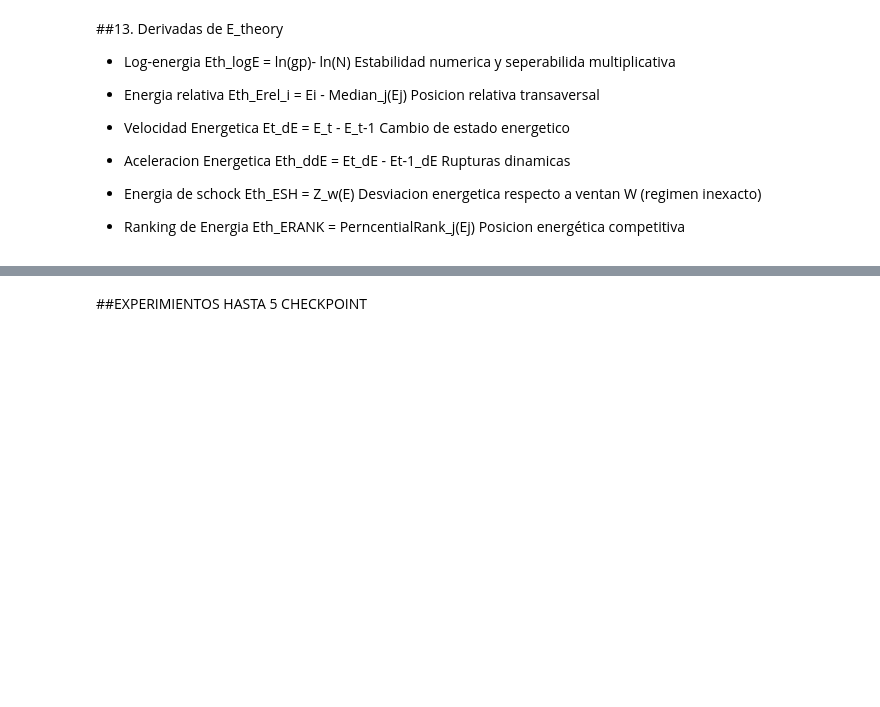
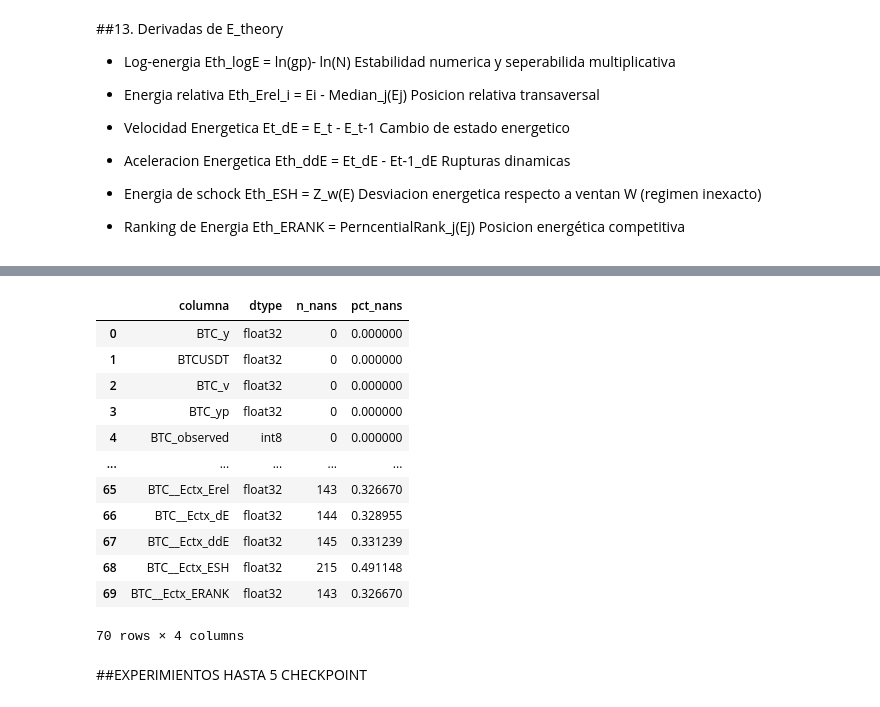
Before and after one commit to Miguithub/NPP_Cripto_5min, a Jupyter notebook: ID(Ingenieria de Datos)11/2024-01/2026.ipynb, the cells around one changed output, grey strips where cells are left out. Saved outputs shown, nothing was run; the diff lists cells and outputs as text; code cells hidden in the pictures; blank space fills up the shorter version.

Commit message:
Linea completa de creacion de data frames con doble cabeza de salida, con E contextual y con E de la teoria de NPP

```diff
--- a/ID(Ingenieria de Datos)11/2024-01/2026.ipynb
+++ b/ID(Ingenieria de Datos)11/2024-01/2026.ipynb
@@ -5923,0 +10922,6 @@ del E_rank
+# %%
+ruta = "/content/drive/MyDrive/Neural/NPP/Cripto/Crypto 5 minutos/"
+
+df_c1 = pd.read_parquet(ruta + "112024-042025_clean_add_final.parquet")
+df_c2 = pd.read_parquet(ruta + "042025-092025_clean_add_final.parquet")
+df_c3 = pd.read_parquet(ruta + "092025-022026_clean_add_final.parquet")
@@ -6103,3 +13365,28 @@ df.info()
+# %%
+btc_cols = [c for c in df_c1.columns if c.startswith("BTC")]
+
+btc_info = pd.DataFrame({
+    "columna": btc_cols,
+    "dtype": [df_c1[c].dtype for c in btc_cols],
+    "n_nans": [df_c1[c].isna().sum() for c in btc_cols],
+    "pct_nans": [df_c1[c].isna().mean() * 100 for c in btc_cols],
+})
+
+btc_info
+# %% [output]
+|  | columna | dtype | n_nans | pct_nans |
+| 0 | BTC_y | float32 | 0 | 0.000000 |
+| 1 | BTCUSDT | float32 | 0 | 0.000000 |
+| 2 | BTC_v | float32 | 0 | 0.000000 |
+| 3 | BTC_yp | float32 | 0 | 0.000000 |
+| 4 | BTC_observed | int8 | 0 | 0.000000 |
+| ... | ... | ... | ... | ... |
+| 65 | BTC__Ectx_Erel | float32 | 143 | 0.326670 |
+| 66 | BTC__Ectx_dE | float32 | 144 | 0.328955 |
+| 67 | BTC__Ectx_ddE | float32 | 145 | 0.331239 |
+| 68 | BTC__Ectx_ESH | float32 | 215 | 0.491148 |
+| 69 | BTC__Ectx_ERANK | float32 | 143 | 0.326670 |
+70 rows × 4 columns
 # %% [markdown]
 ##EXPERIMIENTOS HASTA 5 CHECKPOINT
 # %%
```
Also changed, not shown: parts of 70 cells of this notebook.
